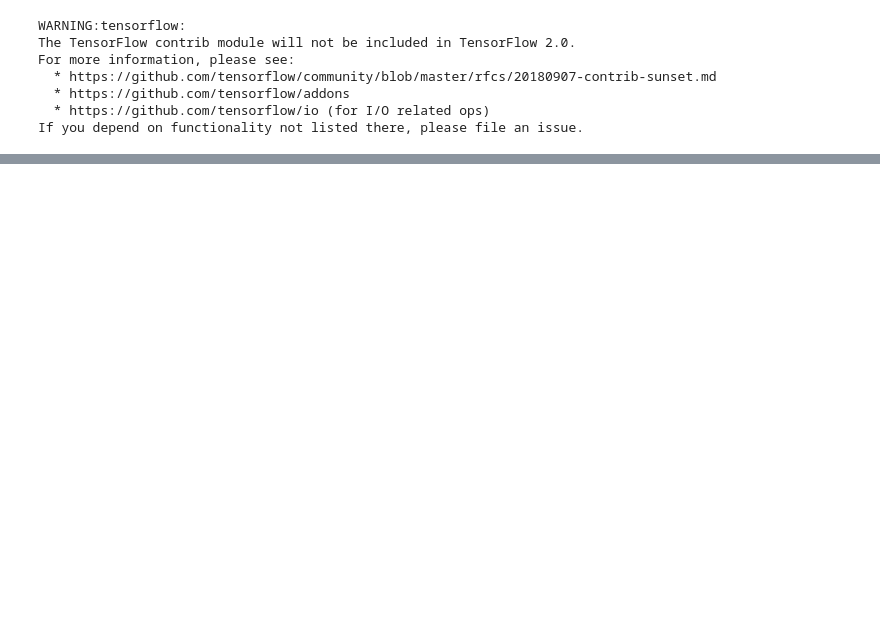
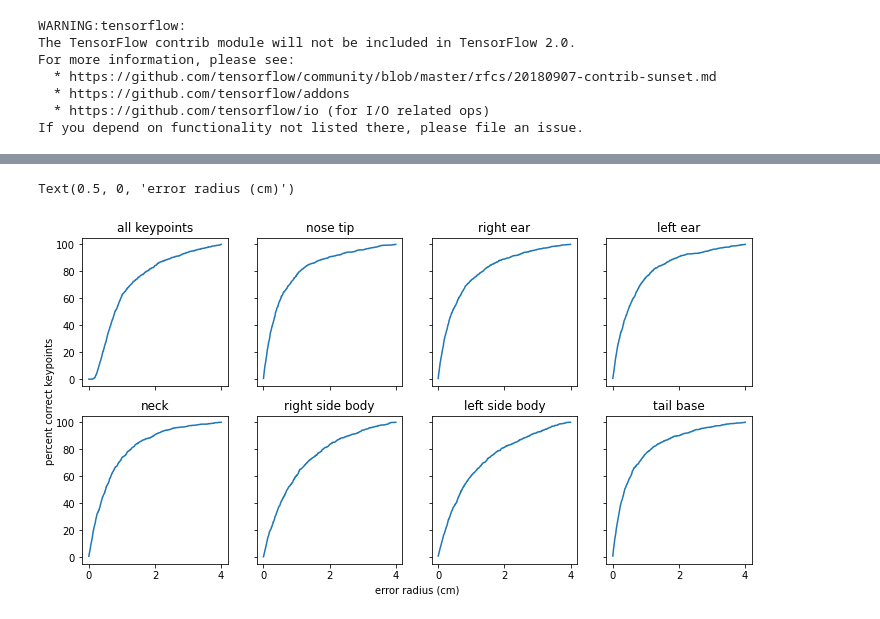
Before and after one commit to neuroethology/MARS_Developer, a Jupyter notebook: hourglass_pose/pose_evaluation_on_test_tfrecords.ipynb, the cells around one changed output, grey strips where cells are left out. Cells and saved outputs as stored; diff of their text form; code cells hidden in the pictures; blank space fills up the shorter version.

```diff
--- a/hourglass_pose/pose_evaluation_on_test_tfrecords.ipynb
+++ b/hourglass_pose/pose_evaluation_on_test_tfrecords.ipynb
@@ -91,0 +227,20 @@ plt.savefig(summary_dir + 'OKS_compare_bar.pdf')
+# %%
+pix_per_cm = 37.7 # resolution of MARS data
+fig, ax = plt.subplots(2, 4, sharex='all', sharey='all', figsize=(12,6))
+ax=ax.flatten()
+
+for i, usePart in enumerate(performance.keys()):
+    cdf,xvals = evaluation.compute_pck_cdf(performance[usePart],lims = (0,4*pix_per_cm))
+
+    ax[i].plot(xvals/pix_per_cm,cdf*100)
+    ax[i].set_title('all keypoints' if usePart == 'all' else usePart)
+
+
+fig.add_subplot(111, frameon=False)
+plt.tick_params(labelcolor='none', top=False, bottom=False, left=False, right=False)
+plt.grid(False)
+plt.ylabel('percent correct keypoints')
+plt.xlabel('error radius (cm)')
+# %% [output]
+Text(0.5, 0, 'error radius (cm)')
+[figure, added]
```
Also changed, not shown: parts of 17 cells of this notebook, 1 other file.
